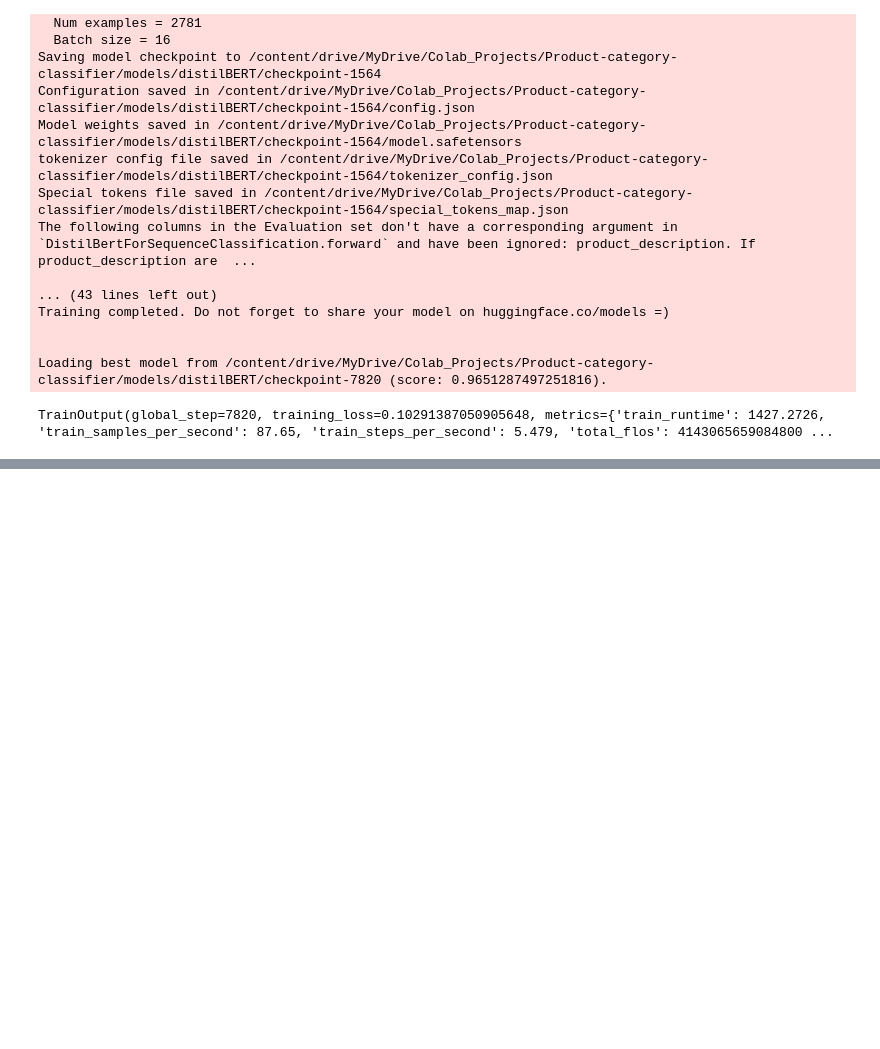
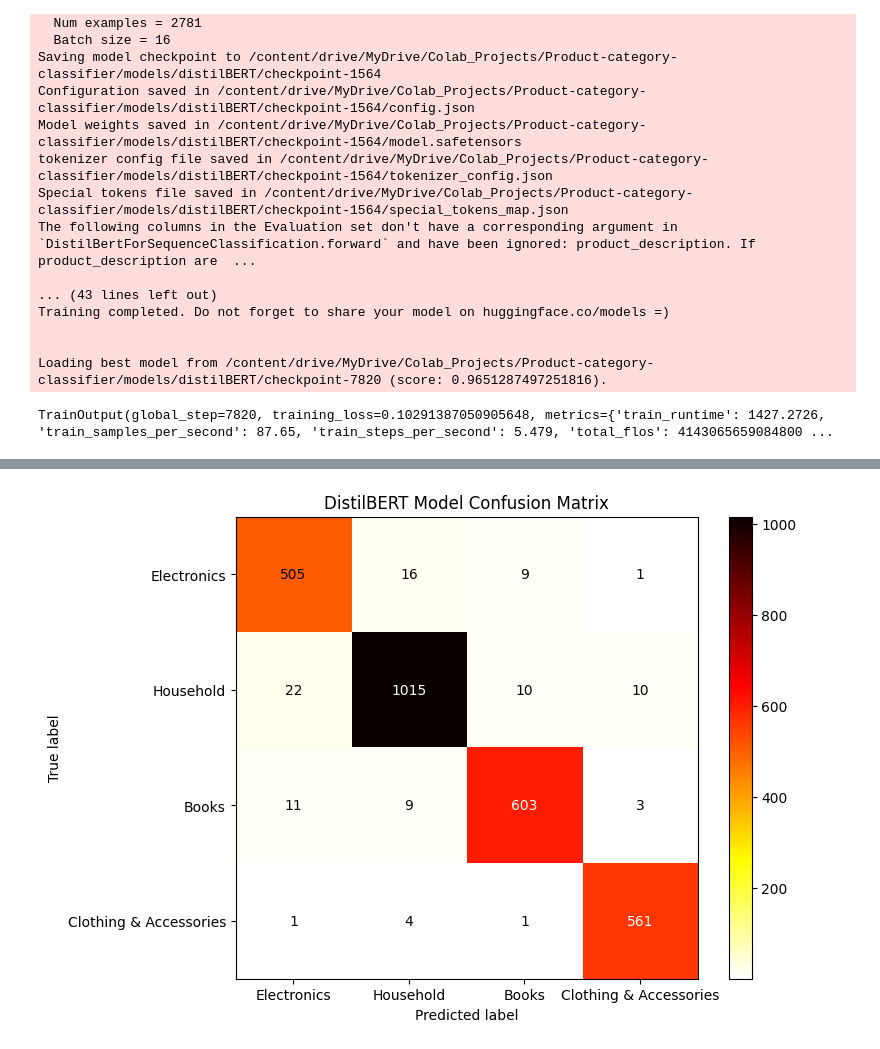
Before and after one commit to herrerovir/Product-category-classifier, a Jupyter notebook: notebooks/Product-category-classification.ipynb, the cells around one changed output, grey strips where cells are left out. Saved outputs shown, nothing was run; the diff lists cells and outputs as text; code cells hidden in the pictures; blank space fills up the shorter version.

Commit message:
Add model evaluation

```diff
--- a/notebooks/Product-category-classification.ipynb
+++ b/notebooks/Product-category-classification.ipynb
@@ -461,0 +503,7 @@ TrainOutput(global_step=7820, training_loss=0.10291387050905648, metrics={'train
+# %%
+# Predict on test set
+preds_output = trainer.predict(test_tokens)
+
+# Extract predictions and labels
+y_pred = np.argmax(preds_output.predictions, axis=1)
+y_true = preds_output.label_ids
@@ -461,0 +517,10 @@ TrainOutput(global_step=7820, training_loss=0.10291387050905648, metrics={'train
+# %%
+# Plot confusion matrix
+cm = confusion_matrix(y_true, y_pred)
+fig, ax = plt.subplots(figsize = (8, 6))
+disp = ConfusionMatrixDisplay(confusion_matrix = cm, display_labels = id2label.values())
+disp.plot(cmap = "hot_r", ax = ax)
+plt.title("DistilBERT Model Confusion Matrix")
+plt.savefig(FIGURES_DIR / "distilBERT-model-confusion-matrix.png", bbox_inches = "tight")
+# %% [output]
+[figure, added]
```
Also changed, not shown: parts of 5 cells of this notebook.
